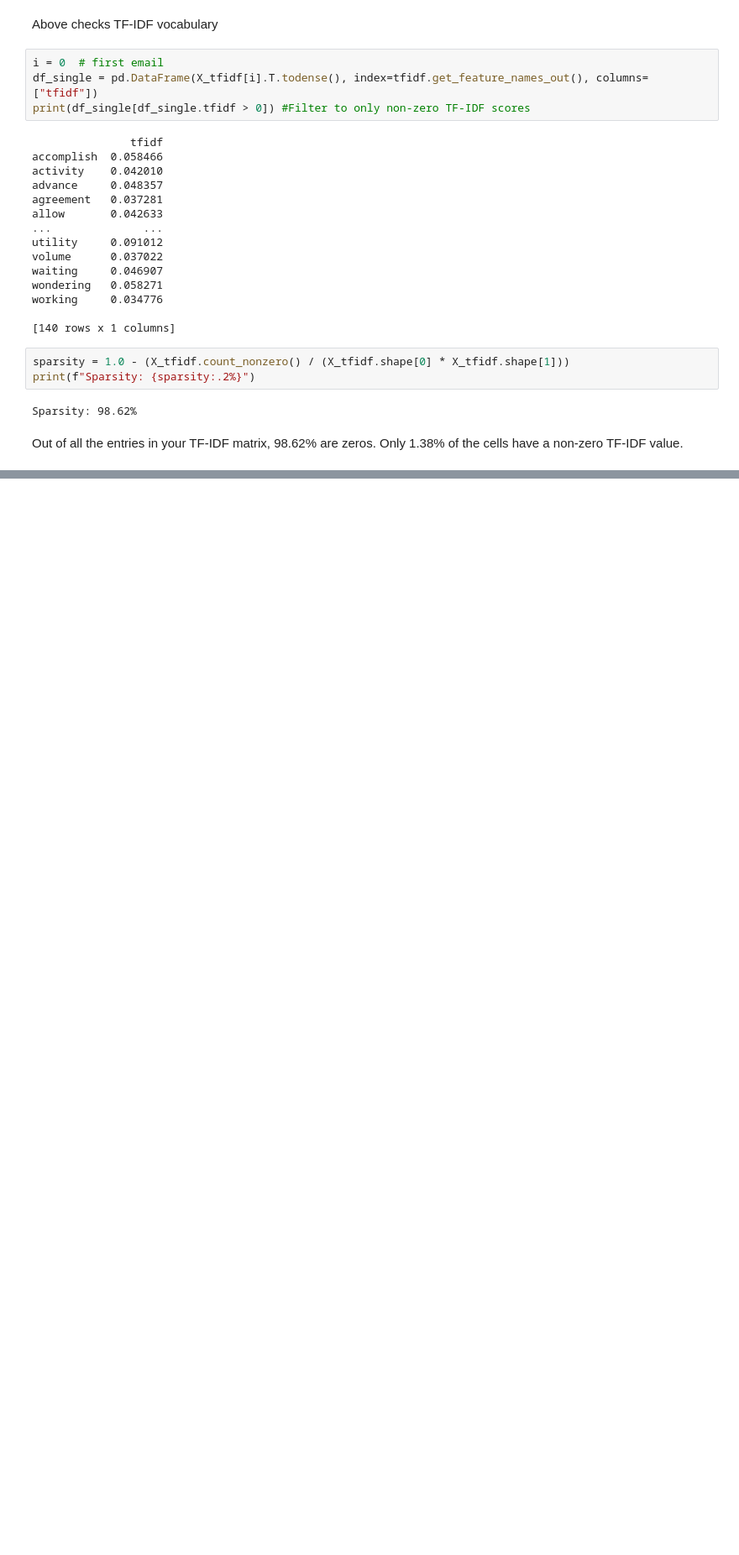
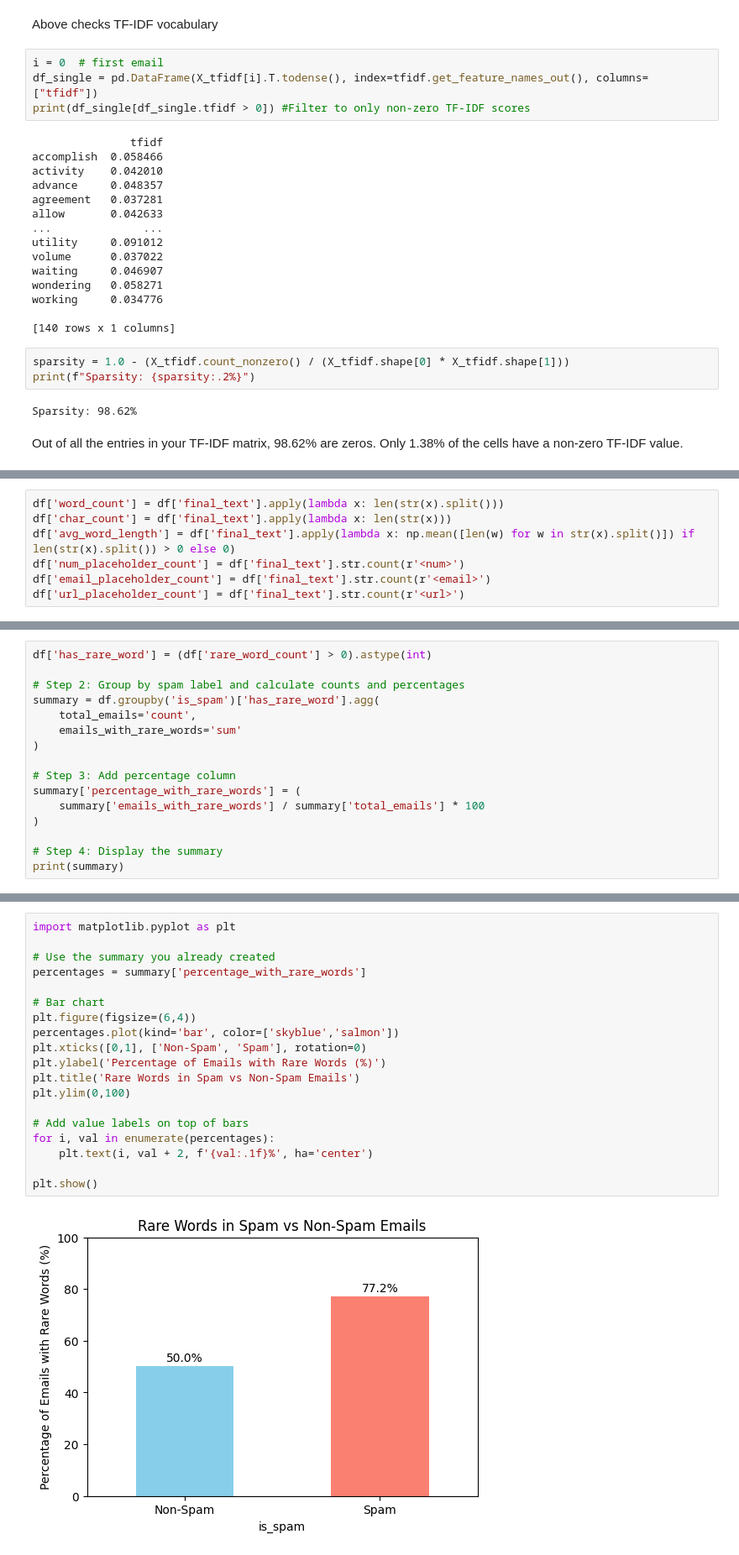
Before and after one commit to Hieuuum/phish-stx, a Jupyter notebook: notebooks/enron_1.ipynb, the cells around one changed output, grey strips where cells are left out. Shown at 84% size. Drawn from its saved outputs; the diff is of its cells as text; blank space fills up the shorter version.

```diff
--- a/notebooks/enron_1.ipynb
+++ b/notebooks/enron_1.ipynb
@@ -156,0 +305,7 @@ Only 1.38% of the cells have a non-zero TF-IDF value.
+# %%
+df['word_count'] = df['final_text'].apply(lambda x: len(str(x).split()))
+df['char_count'] = df['final_text'].apply(lambda x: len(str(x)))
+df['avg_word_length'] = df['final_text'].apply(lambda x: np.mean([len(w) for w in str(x).split()]) if len(str(x).split()) > 0 else 0)
+df['num_placeholder_count'] = df['final_text'].str.count(r'<num>')
+df['email_placeholder_count'] = df['final_text'].str.count(r'<email>')
+df['url_placeholder_count'] = df['final_text'].str.count(r'<url>')
@@ -156,0 +386,16 @@ Only 1.38% of the cells have a non-zero TF-IDF value.
+# %%
+df['has_rare_word'] = (df['rare_word_count'] > 0).astype(int)
+
+# Step 2: Group by spam label and calculate counts and percentages
+summary = df.groupby('is_spam')['has_rare_word'].agg(
+    total_emails='count',
+    emails_with_rare_words='sum'
+)
+
+# Step 3: Add percentage column
+summary['percentage_with_rare_words'] = (
+    summary['emails_with_rare_words'] / summary['total_emails'] * 100
+)
+
+# Step 4: Display the summary
+print(summary)
@@ -156,0 +407,21 @@ Only 1.38% of the cells have a non-zero TF-IDF value.
+# %%
+import matplotlib.pyplot as plt
+
+# Use the summary you already created
+percentages = summary['percentage_with_rare_words']
+
+# Bar chart
+plt.figure(figsize=(6,4))
+percentages.plot(kind='bar', color=['skyblue','salmon'])
+plt.xticks([0,1], ['Non-Spam', 'Spam'], rotation=0)
+plt.ylabel('Percentage of Emails with Rare Words (%)')
+plt.title('Rare Words in Spam vs Non-Spam Emails')
+plt.ylim(0,100)
+
+# Add value labels on top of bars
+for i, val in enumerate(percentages):
+    plt.text(i, val + 2, f'{val:.1f}%', ha='center')
+
+plt.show()
+# %% [output]
+[figure, added]
```
Also changed, not shown: parts of 27 cells of this notebook, 1 other file.
